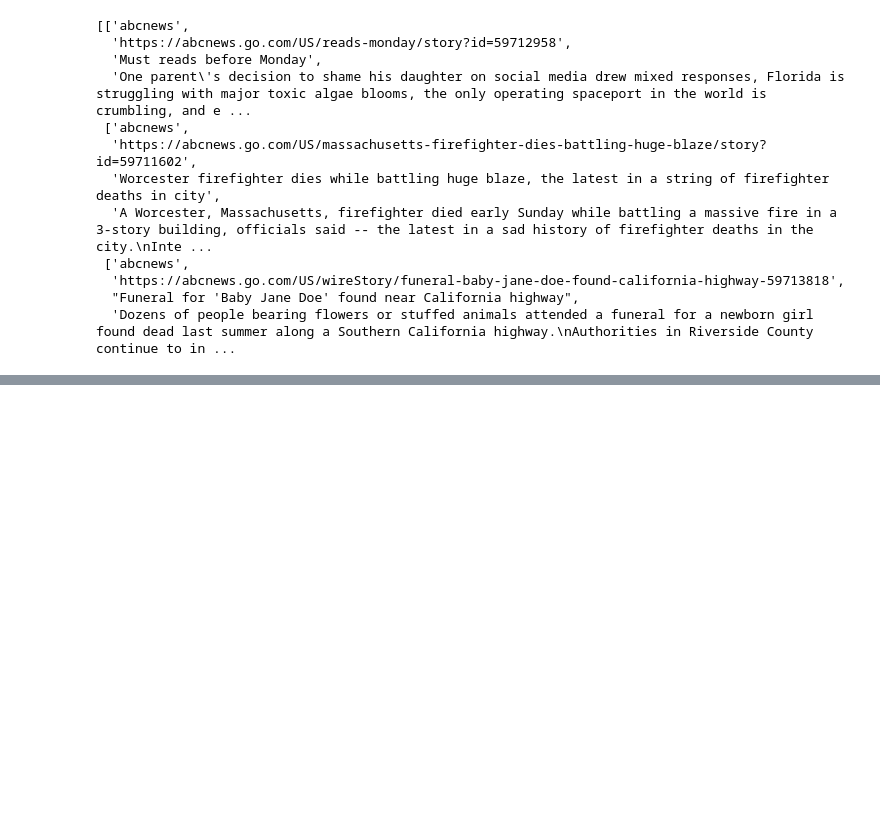
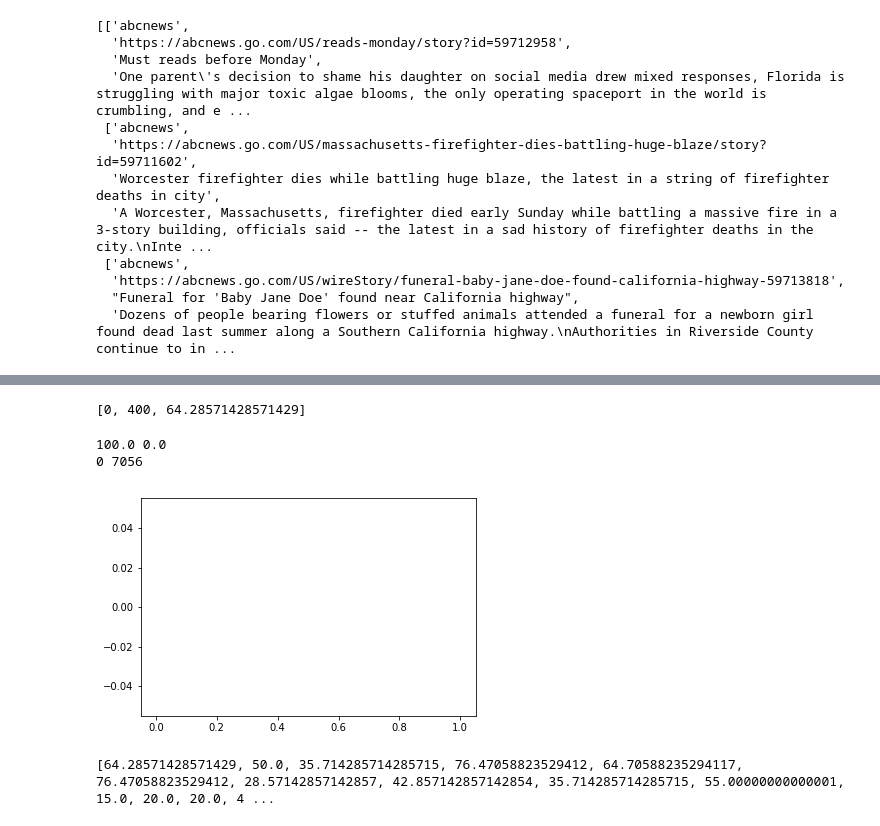
Before and after one commit to Lavanya28/FactsFromStats, a Jupyter notebook: SentenceSimilarity.ipynb, the cells around one changed output, grey strips where cells are left out. Cells and saved outputs as stored; diff of their text form; code cells hidden in the pictures; blank space fills up the shorter version.

```diff
--- a/SentenceSimilarity.ipynb
+++ b/SentenceSimilarity.ipynb
@@ -140,20 +160,22 @@ for i in range(n):
         bestmatchSentence =[]
         for k in range(len(mainarticle[2])):
             val = -1
+            ind = 0
             msentence = mainarticle[2][k][1]
             mainlength = len(mainarticle[2][k][0].split(' '))
             for l in range(len(comparearticle[2])):
                 csentence = comparearticle[2][l][1]
                 comparelength = len(comparearticle[2][l][0].split(' '))
                 commonwords = list(set(msentence.keys()) & set(csentence.keys()))
-                value = 0
-                for word in commonwords:
-                    mainvalue = (1+math.log(msentence[word]))*1.0/(math.log(1+mainlength/avgArticleLen))
-                    compvalue = (1+math.log(csentence[word]))*1.0/(math.log(1+comparelength/avgArticleLen))
-                    value += mainvalue*compvalue* math.log(1+n/idf[word])
-                if value>val:
-                    val = value
-                    ind = l
+                if len(words)>3:
+                    value = 0
+                    for word in commonwords:
+                        mainvalue = (1+math.log(msentence[word]))*1.0/(math.log(1+mainlength/avgArticleLen))
+                        compvalue = (1+math.log(csentence[word]))*1.0/(math.log(1+comparelength/avgArticleLen))
+                        value += mainvalue*compvalue* math.log(1+n/idf[word])
+                    if value>val:
+                        val = value
+                        ind = l
             bestmatchSentence.append([ind,val,comparearticle[2][ind][0]])
         rep.append(bestmatchSentence)
     sentmatch.append(rep)
@@ -168,23 +190,31 @@ articleaggreeement=[]
 for i in range(n):
     articleval =0
     mainarticle = wordRepArticles[i]
+    actualarticlecount=len(topmatches[i])
     for j in range(len(topmatches[i])):
         val=0
+        sentcount =0
         comparticle=wordRepArticles[topmatches[i][j][1]]
         for k in range(len(mainarticle[2])):
             sent1 = analyzer.polarity_scores(mainarticle[2][k][0])['compound']
+            if sentmatch[i][j][k][1]==-1:
+                continue
             sent2 = analyzer.polarity_scores(sentmatch[i][j][k][2])['compound']
             if (sent1 >0.05 and sent2 >0.05) or (sent1 <-0.05 and sent2 <-0.05) or (sent1 <0.05 and sent2 <0.05 and sent1 >-0.05 and sent2 >-0.05):
                 val +=1
-        val /= len(mainarticle[2])
-        topmatches[i][j][0] = val*100
-        articleval +=val*reliability[sources.index(articles[topmatches[i][j][1]][0])]
-    if len(topmatches[i])==0:
+            sentcount+=1
+        if sentcount > 0.5*len(mainarticle[2]):
+            val /= len(mainarticle[2])
+            topmatches[i][j][0] = val*100
+            articleval +=val*reliability[sources.index(articles[topmatches[i][j][1]][0])]
+        else:
+            actualarticlecount-=1
+    if actualarticlecount==0 :
         articleaggreeement.append(0)
         articles[i].append(0)
     else:
-        articleaggreeement.append(articleval/len(topmatches[i]))
-        articles[i].append(articleval/len(topmatches[i]))
+        articleaggreeement.append(articleval/actualarticlecount)
+        articles[i].append(articleval/actualarticlecount)
 
 for i in range(n):
     articles[i][0] = sources.index(articles[i][0])
@@ -211,6 +246,8 @@ pickle.dump(articlesimilarity,fileObject)
 fileObject.close()
 # %%
 print(articlesimilarity[0])
+# %% [output]
+[0, 400, 64.28571428571429]
 # %%
 fileObject = open('./mysite/cleanedarticles.pickle','wb')
 pickle.dump(articles,fileObject)
@@ -225,9 +262,17 @@ for i in topmatches:
 # %%
 n = len(articles)
 import numpy as np
 import matplotlib.pyplot as plt
 print(max(matchvalues),min(matchvalues))
-cleanval = list(filter(lambda a: a > 1000, matchvalues))
+# cleanval = list(filter(lambda a: a > 1000, matchvalues))
 print(len(cleanval),n*3)
-_, bins, patches = plt.hist(cleanval, 1000, facecolor='g')
+_, bins, patches = plt.hist(matchvalues, 10, facecolor='g')
 plt.show()
+# %% [output]
+100.0 0.0
+0 7056
+[figure, added]
+# %%
+print(matchvalues)
+# %% [output]
+[64.28571428571429, 50.0, 35.714285714285715, 76.47058823529412, 64.70588235294117, 76.47058823529412, 28.57142857142857, 42.857142857142854, 35.714285714285715, 55.00000000000001, 15.0, 20.0, 20.0, 4 ...
```
Also changed, not shown: parts of 4 cells of this notebook, 6 other files.
